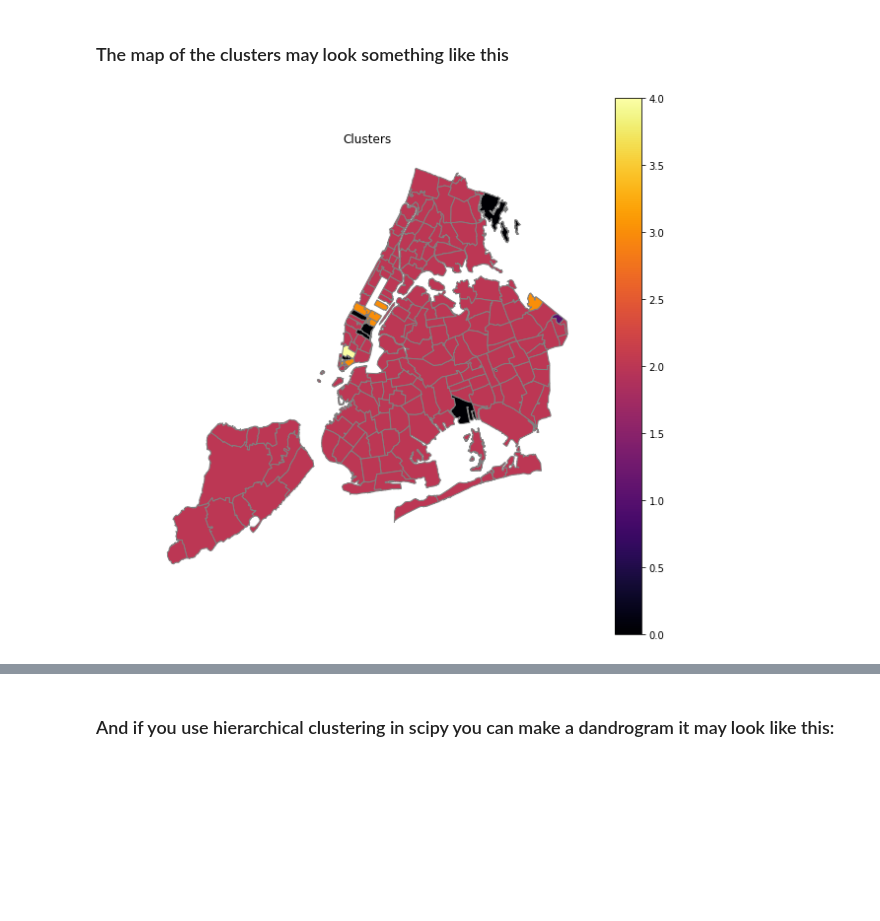
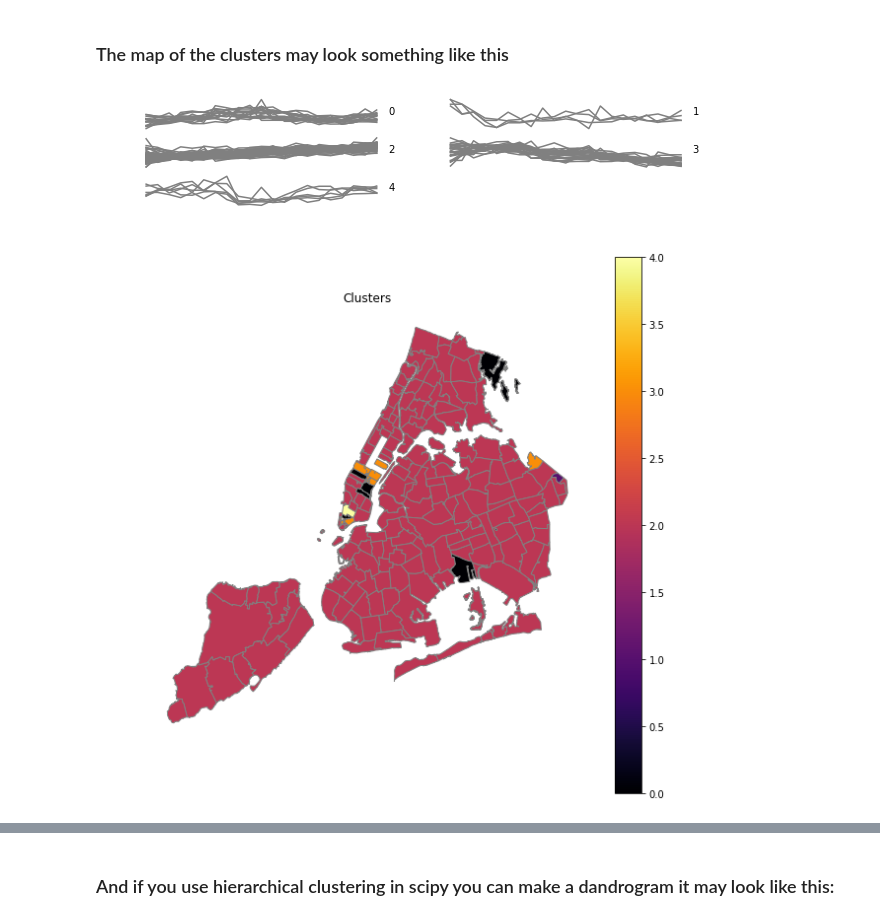
Before and after one commit to SohamMody/PUI2018_srm699, a Jupyter notebook: HW12_srm699/HW12_Assignment2_srm699.ipynb, the cells around one changed output, grey strips where cells are left out. Drawn from its saved outputs; the diff is of its cells as text; code cells hidden in the pictures; blank space fills up the shorter version.

```diff
--- a/HW12_srm699/HW12_Assignment2_srm699.ipynb
+++ b/HW12_srm699/HW12_Assignment2_srm699.ipynb
@@ -435,29 +439,30 @@ vals_clustered_with_geom_agc = vals_clustered_agc.merge(cbs[['ZIPCODE','geometry
 # %% [markdown]
 ### The map of the clusters may look something like this
 # %%
-# fig = plt.figure(figsize=(10,2))
+fig = plt.figure(figsize=(10,2))
 
 
-# for i in range(0,7):
-#     a = vals_clustered_agc.loc[vals_clustered_agc['labels']==i].iloc[:,:len(vals_clustered_agc.columns)-1]
-#     ax = fig.add_subplot(421+i)
-#     ax.axis('off')
-#     ax.annotate('{}'.format(i),xy=(1,1),xytext=(1, 0.5),textcoords='axes fraction')
-#     for index,row in a.iterrows():
-#         plt.plot(range(len(vals_clustered.columns)-1),row,c='black')
-#     plt.plot(range(len(vals_clustered.columns)-1),centres[i],c='orange',lw=7,alpha=0.75)
+for i in range(0,5):
+    a = vals_clustered_agc.loc[vals_clustered_agc['labels']==i].iloc[:,:len(vals_clustered_agc.columns)-1]
+    ax = fig.add_subplot(321+i)
+    ax.axis('off')
+    ax.annotate('{}'.format(i),xy=(1,1),xytext=(1, 0.5),textcoords='axes fraction')
+    for index,row in a.iterrows():
+        plt.plot(range(len(vals_clustered_agc.columns)-1),row,c='grey')
+#     plt.plot(range(len(vals_clustered_2.columns)-1),centres[i],c='orange',lw=7,alpha=0.75)
 
 
 fig,ax = plt.subplots(figsize=(10,10))
 vals_clustered_with_geom_agc.plot(column='labels',ax=ax,edgecolor='grey',cmap='inferno',legend=True)
 plt.title('Clusters')
 ax.axis('off')
 # ax.legend(['0','1','2','3'])
 
 
 #Correct aspect ratio
 # ax.axes.set_aspect('equal')
 
 plt.show()
 # %% [output]
-[figure, old version]
+[figure, new version]
+[figure, added]
```
Also changed, not shown: parts of 23 cells of this notebook, 1 other file.
